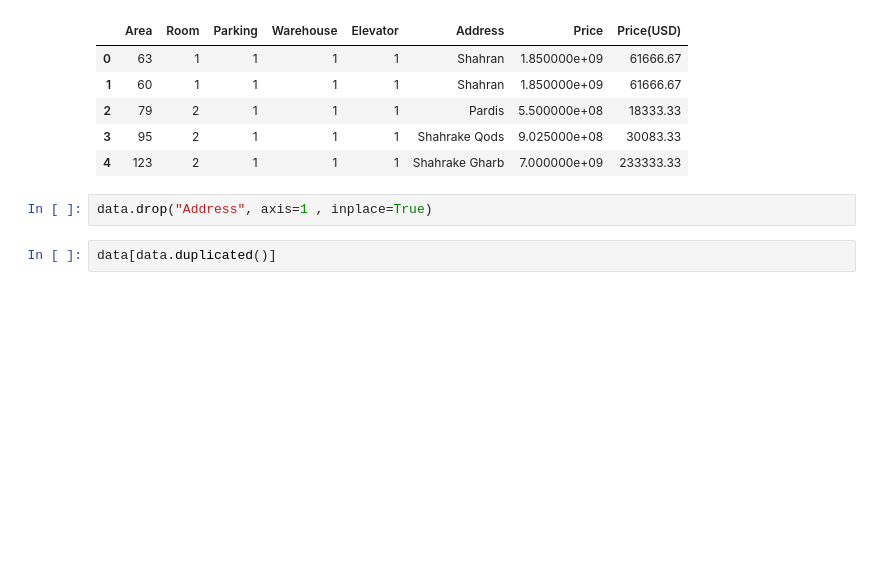
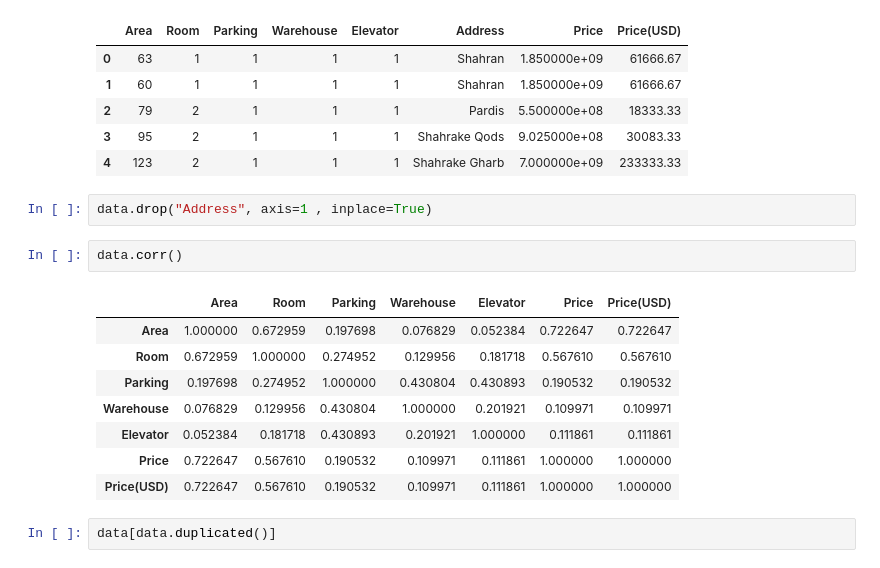
Before and after one commit to KhadijehValipour/MachineLearning8, a Jupyter notebook: HousePriceTehran.ipynb, the cells around one changed output. Drawn from its saved outputs; the diff is of its cells as text; blank space fills up the shorter version.

```diff
--- a/HousePriceTehran.ipynb
+++ b/HousePriceTehran.ipynb
@@ -38,6 +41,17 @@ data.head()
 | 4 | 123 | 2 | 1 | 1 | 1 | Shahrake Gharb | 7.000000e+09 | 233333.33 |
 # %%
 data.drop("Address", axis=1 , inplace=True)
+# %%
+data.corr()
+# %% [output]
+|  | Area | Room | Parking | Warehouse | Elevator | Price | Price(USD) |
+| Area | 1.000000 | 0.672959 | 0.197698 | 0.076829 | 0.052384 | 0.722647 | 0.722647 |
+| Room | 0.672959 | 1.000000 | 0.274952 | 0.129956 | 0.181718 | 0.567610 | 0.567610 |
+| Parking | 0.197698 | 0.274952 | 1.000000 | 0.430804 | 0.430893 | 0.190532 | 0.190532 |
+| Warehouse | 0.076829 | 0.129956 | 0.430804 | 1.000000 | 0.201921 | 0.109971 | 0.109971 |
+| Elevator | 0.052384 | 0.181718 | 0.430893 | 0.201921 | 1.000000 | 0.111861 | 0.111861 |
+| Price | 0.722647 | 0.567610 | 0.190532 | 0.109971 | 0.111861 | 1.000000 | 1.000000 |
+| Price(USD) | 0.722647 | 0.567610 | 0.190532 | 0.109971 | 0.111861 | 1.000000 | 1.000000 |
 # %%
 data[data.duplicated()]
 # %% [output]
```
Also changed, not shown: parts of 13 cells of this notebook, 5 other files.
